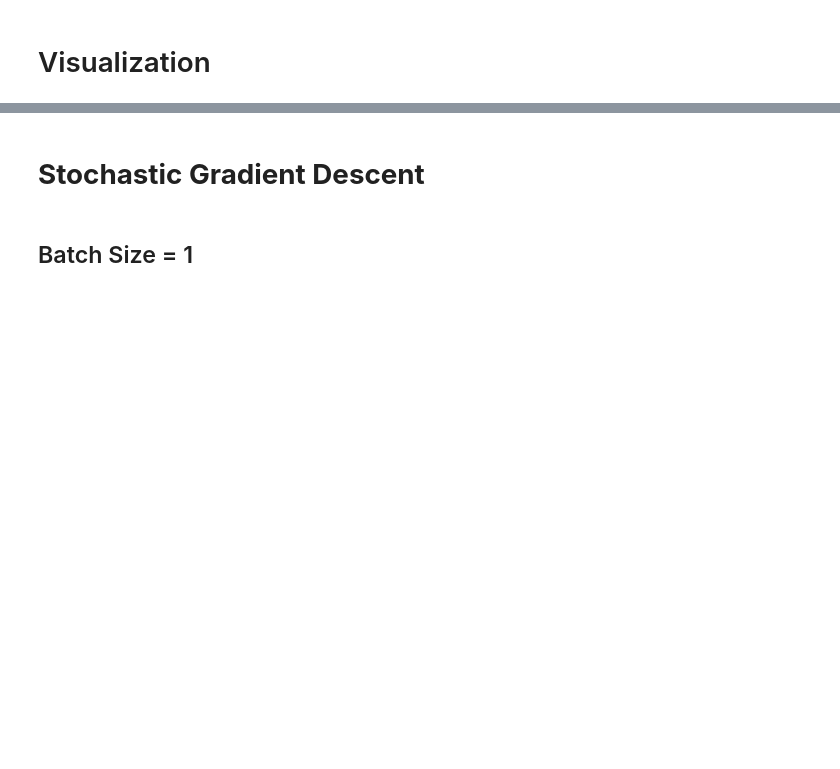
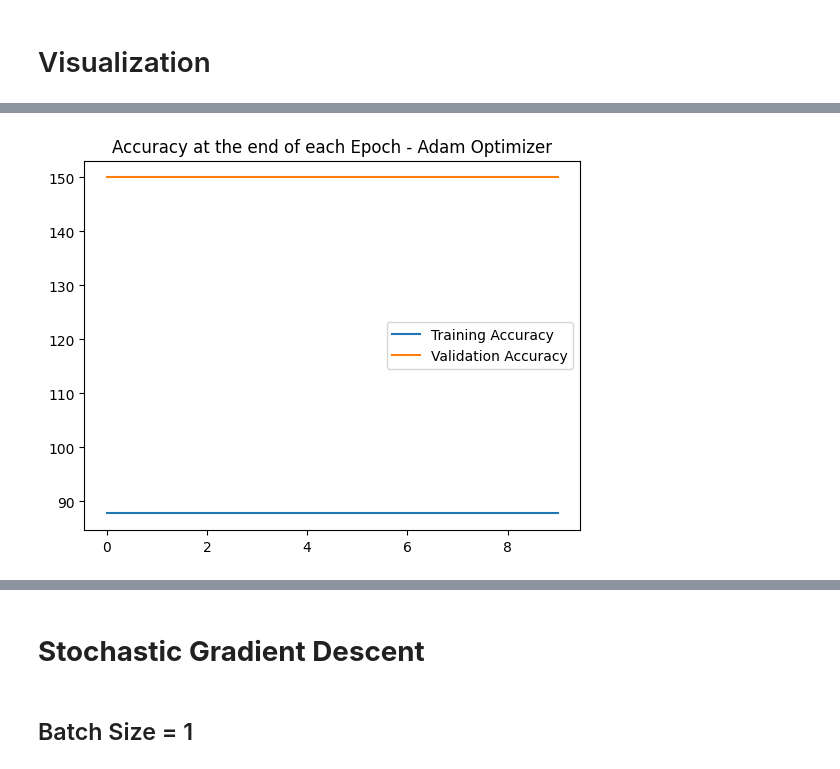
Before and after one commit to gautam-pai/Brain-Tumor-Classification, a Jupyter notebook: Model & Visualizations.ipynb, the cells around one changed output, grey strips where cells are left out. Drawn from its saved outputs; the diff is of its cells as text; code cells hidden in the pictures; blank space fills up the shorter version.

```diff
--- a/Model & Visualizations.ipynb
+++ b/Model & Visualizations.ipynb
@@ -233,7 +233,7 @@ model = model.to(device)
 # %%
 # Loss and Optimizer instantiation
 criterion=nn.CrossEntropyLoss()
-optimizer=torch.optim.Adam(model.parameters(),lr=0.001)
+optimizer=torch.optim.Adam(model.parameters(),lr=0.01)
 # %% [markdown]
 # Training Model
 # %% [markdown]
@@ -244,7 +244,7 @@ optimizer=torch.optim.Adam(model.parameters(),lr=0.001)
 import time
 start_time=time.time()
 
-epochs=10
+epochs=20
 train_losses=[]
 test_losses=[]
 train_correct=[]
@@ -274,7 +274,7 @@ for i in range(epochs):
 
   train_losses.append(loss)
   train_correct.append(trn_corr)
-
+  print(f"Epoch: {i+1}  Loss:{loss.item()}")
 # Test
 
   with torch.no_grad():
@@ -348,7 +316,7 @@ del model
 model=CNN_Model()
 model = model.to(device)
 
-epochs=10
+epochs=20
 train_losses_32=[]
 test_losses_32=[]
 train_correct_32=[]
@@ -375,7 +343,7 @@ for i in range(epochs):
     optimizer.zero_grad()
     loss.backward()
     optimizer.step()
-
+  print(f"Epoch: {i+1}  Loss:{loss.item()}")
   train_losses_32.append(loss)
   train_correct_32.append(trn_corr)
 
@@ -409,7 +387,7 @@ del model
 model=CNN_Model()
 model = model.to(device)
 
-epochs=10
+epochs=20
 train_losses_64=[]
 test_losses_64=[]
 train_correct_64=[]
@@ -436,7 +414,7 @@ for i in range(epochs):
     optimizer.zero_grad()
     loss.backward()
     optimizer.step()
-
+  print(f"Epoch: {i+1}  Loss:{loss.item()}")
   train_losses_64.append(loss)
   train_correct_64.append(trn_corr)
 
@@ -493,13 +491,15 @@ plt.savefig("Loss Batch 32 Adam.png")
 # %%
 train_correct_cpu_32 = [loss.cpu().detach().numpy() for loss in train_correct_32]
 test_correct_cpu_32 = [loss.cpu().detach().numpy() for loss in test_correct_32]
 
-plt.plot([(t/len(train_dataloader))*10 for t in train_correct_cpu_32],label="Training Accuracy")
-plt.plot([(t/len(test_dataloader))*10 for t in test_correct_cpu_32],label="Validation Accuracy")
+plt.plot([t/8.9 for t in train_correct_cpu_32],label="Training Accuracy")
+plt.plot([t/1.2 for t in test_correct_cpu_32],label="Validation Accuracy")
 plt.title("Accuracy at the end of each Epoch - Adam Optimizer")
 plt.legend()
 
 plt.savefig("Accuracy Batch 32 Adam.png")
+# %% [output]
+[figure, added]
 # %%
 train_losses_cpu_64 = [loss.cpu().detach().numpy() for loss in train_losses_64]
 test_losses_cpu_64 = [loss.cpu().detach().numpy() for loss in test_losses_64]
```
Also changed, not shown: parts of 24 cells of this notebook.
